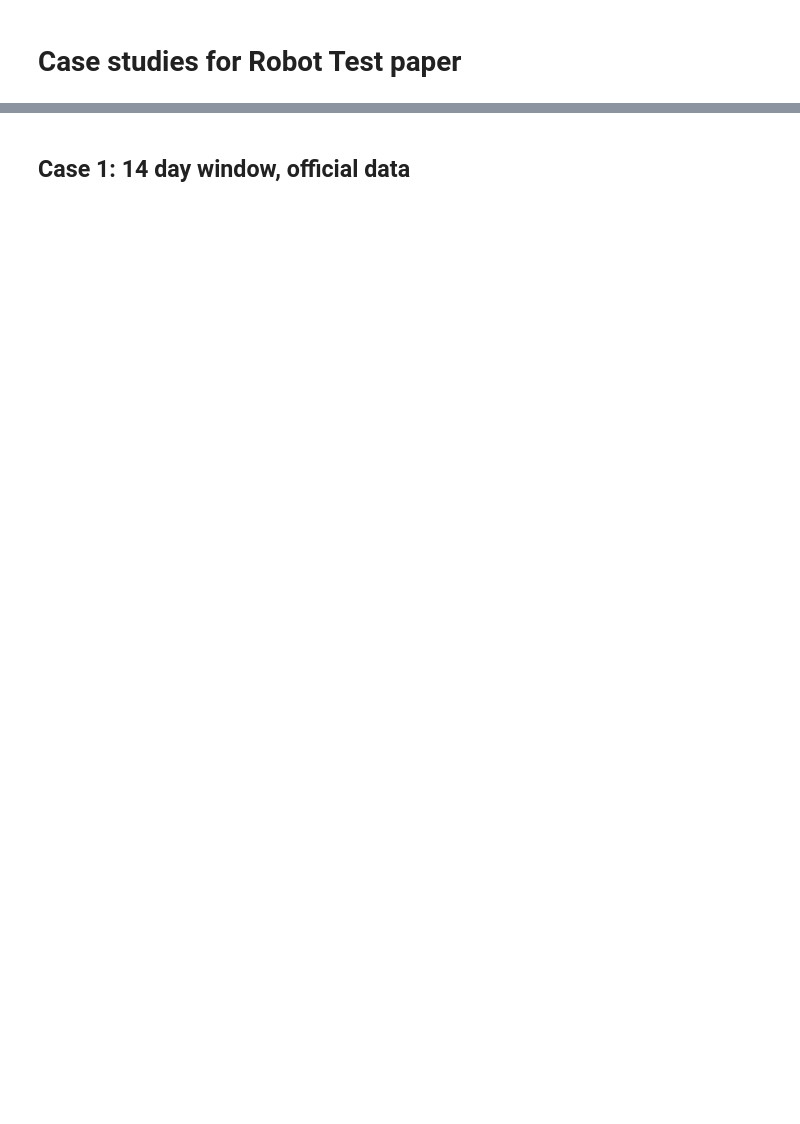
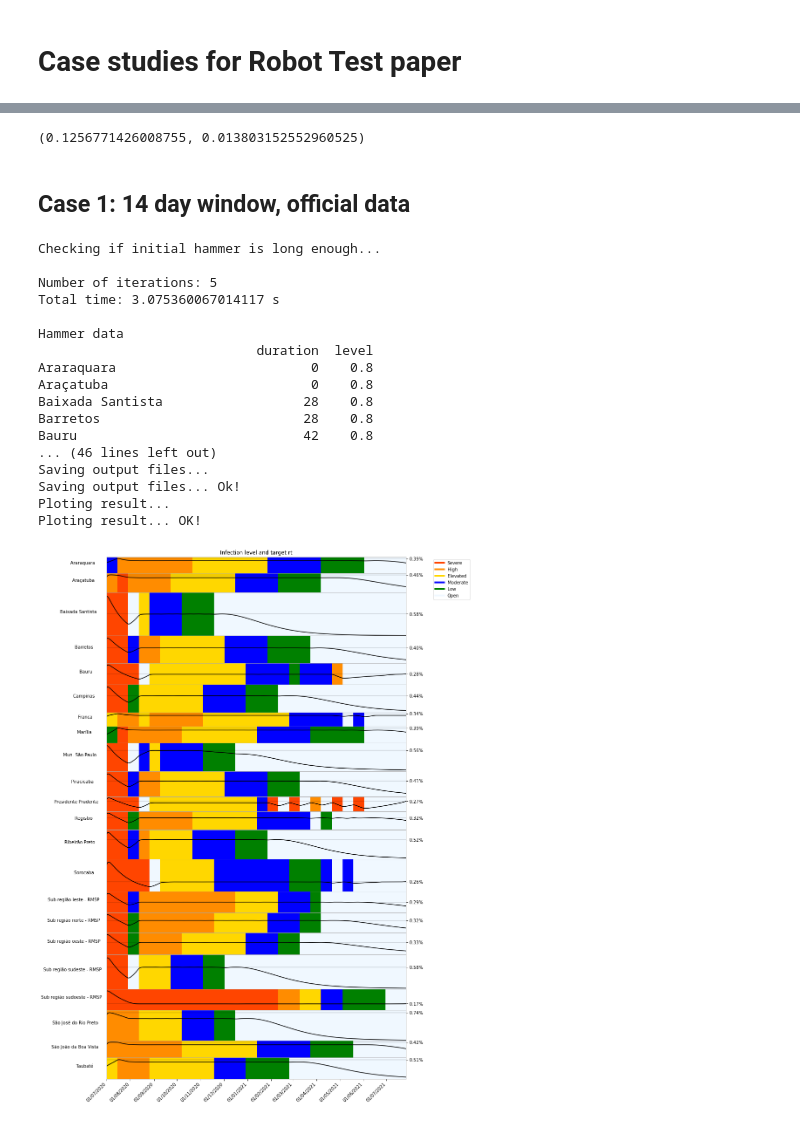
Before and after one commit to pjssilva/Robot-dance, a Jupyter notebook: test_control_test.ipynb, the cells around one changed output, grey strips where cells are left out. Saved outputs shown, nothing was run; the diff lists cells and outputs as text; code cells hidden in the pictures; blank space fills up the shorter version.

```diff
--- a/test_control_test.ipynb
+++ b/test_control_test.ipynb
@@ -26,17 +42,14 @@ basic_rep = 1.8
 # A little more than a year when thevaccine should be here
 ndays = 14*2*14
 
-# Time series
-need_icu = 0.00693521103887298
+# Mean time in ICU
 time_icu = 7
-# need_icu = 0.00650997
-# time_icu = 11
 
 # Lockdown level
 lock_level = 0.8
 
 # Define basic paramters
-basic_prm = prepare_data.save_basic_parameters(min_level=lock_level, rep=basic_rep, ndays=ndays, need_icu=need_icu, time_icu=time_icu)
+basic_prm = prepare_data.save_basic_parameters(min_level=lock_level, rep=basic_rep, time_icu=time_icu, ndays=ndays)
 
 # Compute initial values
 
@@ -62,0 +116,29 @@ cities_data
+# %%
+if basic_prm["time_icu"] == 11:
+    # Time series adjusted considering the mean ICU time is 11 days
+    ts_sp = np.array([0.0074335, 0.01523406, -0.00186355, 0.0, 1.67356018, -0.68192908, np.sqrt(0.00023883),
+        0.007682840158843, 0.007536060983504])
+    ts_notsp = np.array([0.00520255, 0.01532709, 0.00044498, 0.0, 1.75553282, -0.76360711, np.sqrt(3.567E-05),
+        0.005426447471187, 0.005282217308748])
+elif basic_prm["time_icu"] == 7:
+    # Time series adjusted considering the mean ICU time is 7 days
+    ts_sp = np.array([0.01099859, 0.02236023, 0.00370254, 0.0, 1.79119571, -0.80552926, np.sqrt(0.00034005),
+        0.011644768910252, 0.011221496171591])
+    ts_notsp = np.array([0.0076481, 0.0218084, 0.00367839, 0.0, 1.81361379, -0.82550856, np.sqrt(8.028E-05),
+        0.007907216664912, 0.007721801045322])
+else:
+    raise NotImplementedError
+
+# Index of the cities that form the Metropolitan area of São Paulo
+MASP = np.array([9, 15, 16, 17, 18, 19]) - 1
+
+ts_drs = np.ones((len(cities_data), len(ts_notsp)))
+ts_drs *= ts_notsp
+ts_drs[MASP, :] = ts_sp
+ts_drs = pd.DataFrame(data=ts_drs, index=cities_data.index, columns=[
+    "rho_min", "rho_max", "intercept", "trend", "phi_1", "phi_2", "sigma_omega", "state0", "state_less_1"
+])
+ts_drs["confidence"] = 0.9
+ts_drs["time_icu"] = time_icu
+cities_data = pd.concat([cities_data, ts_drs], axis=1)
+cities_data
@@ -70,16 +170,37 @@ def run_a_test(basic_prm, result_file, figure_file, cities_data, M, target, forc
         incr_all=True, verbosity=verbosity)
     run_robot.prepare_optimization(basic_prm, cities_data, M, target, hammer_data, force_dif, pools,
         verbosity=verbosity, test_budget=budget)
-    run_robot.optimize_and_show_results(basic_prm, figure_file, result_file, cities_data, verbosity=verbosity)
+    run_robot.optimize_and_show_results(basic_prm, figure_file, result_file, cities_data, target, verbosity=verbosity)
 # %%
 # Define mobility matrix.
 M = prepare_data.convert_mobility_matrix_and_save(cities_data, max_neighbors=5, drs=True)
 M.loc["Mun. São Paulo", "Sub região sudoeste - RMSP"], M.loc["Sub região sudoeste - RMSP", "Mun. São Paulo"]
+# %% [output]
+(0.1256771426008755, 0.013803152552960525)
 # %% [markdown]
 ## Case 1: 14 day window, official data
 # %%
 basic_prm["alternate"] = 0.0
-budget = 20000000
+budget = 0.0
 result_file =  f"results/tests_new_{budget:d}_daily_50k_with_mobility_sp.csv"
 figure_file = f"results/tests_new_{budget:d}_daily_50k_with_mobility_sp.png"
 run_a_test(basic_prm, result_file, figure_file, cities_data, M, target, force_dif, budget=budget)
+# %% [output]
+Checking if initial hammer is long enough...
+
+Number of iterations: 5
+Total time: 3.075360067014117 s
+
+Hammer data
+                            duration  level
+Araraquara                         0    0.8
+Araçatuba                          0    0.8
+Baixada Santista                  28    0.8
+Barretos                          28    0.8
+Bauru                             42    0.8
+... (46 lines left out)
+Saving output files...
+Saving output files... Ok!
+Ploting result...
+Ploting result... OK!
+[figure, added]
```
Also changed, not shown: parts of 7 cells of this notebook, 1 other file.
